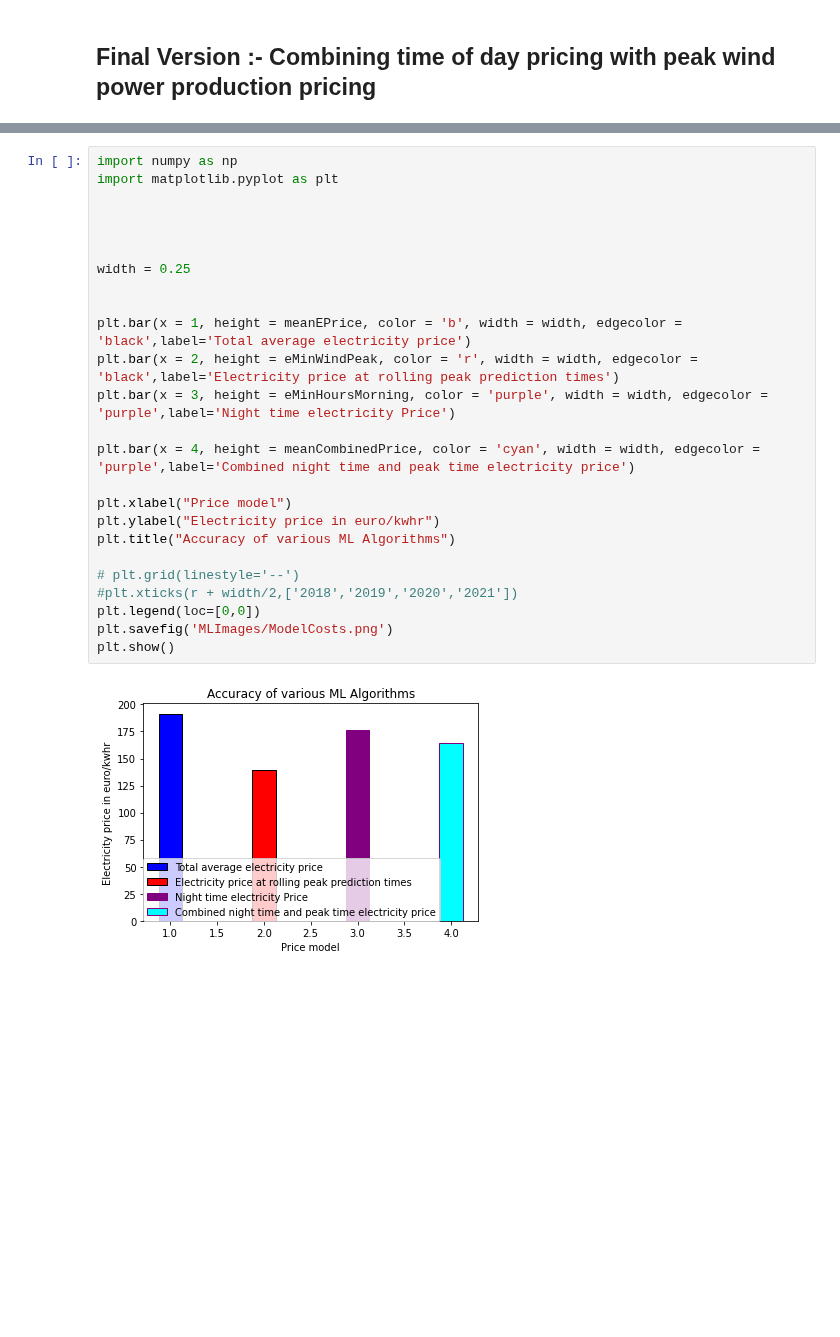
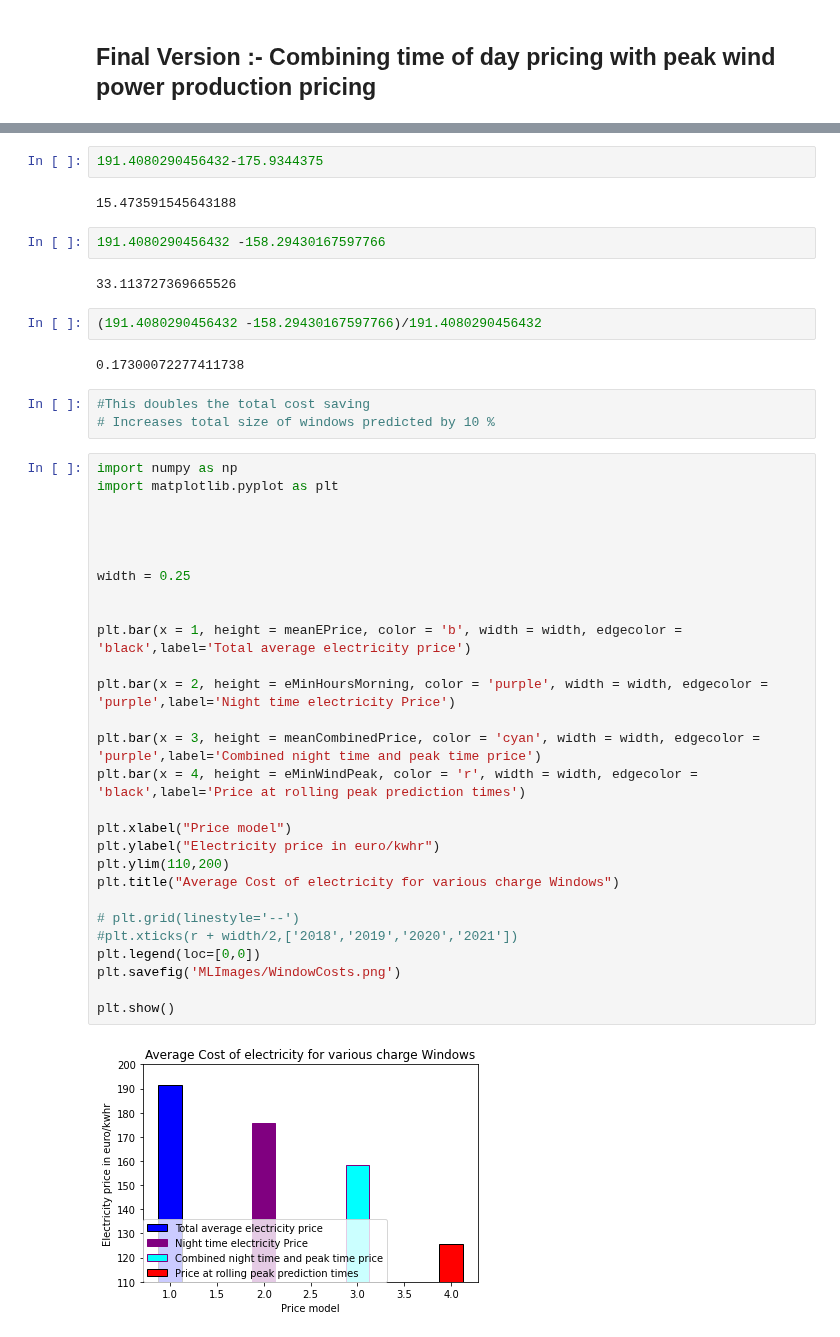
Before and after one commit to kevinTheQuigley/chargeTimeAnalytics, a Jupyter notebook: predictionTraining.ipynb, the cells around one changed output, grey strips where cells are left out. Cells and saved outputs as stored; diff of their text form; blank space fills up the shorter version.

```diff
--- a/predictionTraining.ipynb
+++ b/predictionTraining.ipynb
@@ -1616,27 +1879,45 @@ The mean combined average cost is given by   171.38226744186048
+# %%
+191.4080290456432-175.9344375
+# %% [output]
+15.473591545643188
+# %%
+191.4080290456432 -158.29430167597766
+# %% [output]
+33.113727369665526
+# %%
+(191.4080290456432 -158.29430167597766)/191.4080290456432
+# %% [output]
+0.17300072277411738
+# %%
+#This doubles the total cost saving
+# Increases total size of windows predicted by 10 %
 # %%
 import numpy as np
 import matplotlib.pyplot as plt
 
 
 
 
 width = 0.25
 
 
 plt.bar(x = 1, height = meanEPrice, color = 'b', width = width, edgecolor = 'black',label='Total average electricity price')
-plt.bar(x = 2, height = eMinWindPeak, color = 'r', width = width, edgecolor = 'black',label='Electricity price at rolling peak prediction times')
-plt.bar(x = 3, height = eMinHoursMorning, color = 'purple', width = width, edgecolor = 'purple',label='Night time electricity Price')
 
-plt.bar(x = 4, height = meanCombinedPrice, color = 'cyan', width = width, edgecolor = 'purple',label='Combined night time and peak time electricity price')
+plt.bar(x = 2, height = eMinHoursMorning, color = 'purple', width = width, edgecolor = 'purple',label='Night time electricity Price')
+
+plt.bar(x = 3, height = meanCombinedPrice, color = 'cyan', width = width, edgecolor = 'purple',label='Combined night time and peak time price')
+plt.bar(x = 4, height = eMinWindPeak, color = 'r', width = width, edgecolor = 'black',label='Price at rolling peak prediction times')
 
 plt.xlabel("Price model")
 plt.ylabel("Electricity price in euro/kwhr")
-plt.title("Accuracy of various ML Algorithms")
+plt.ylim(110,200)
+plt.title("Average Cost of electricity for various charge Windows")
 
 # plt.grid(linestyle='--')
 #plt.xticks(r + width/2,['2018','2019','2020','2021'])
 plt.legend(loc=[0,0])
-plt.savefig('MLImages/ModelCosts.png')
+plt.savefig('MLImages/WindowCosts.png')
+
 plt.show()
 # %% [output]
-[figure, old version]
+[figure, new version]
```
Also changed, not shown: parts of 26 cells of this notebook.
